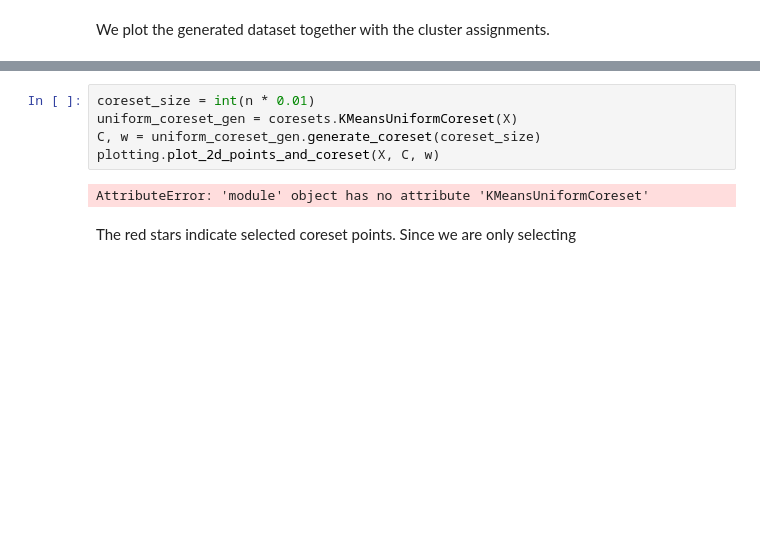
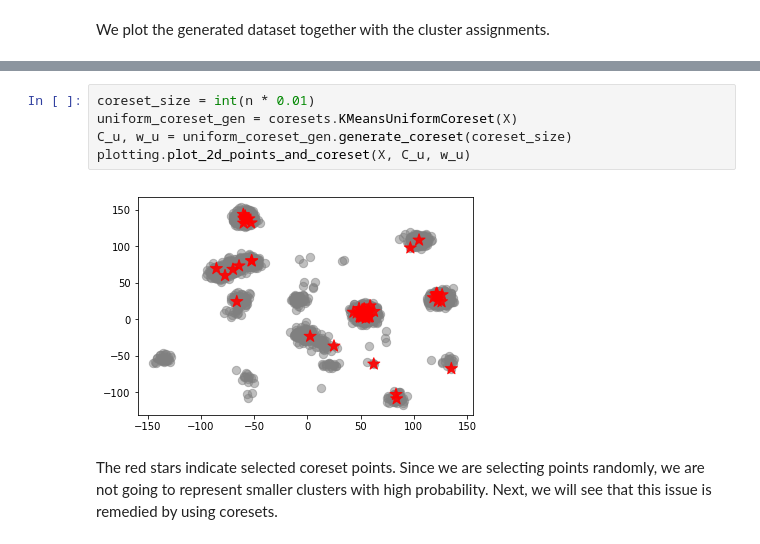
Before and after one commit to zalanborsos/coresets, a Jupyter notebook: examples/kmeans.ipynb, the cells around one changed output, grey strips where cells are left out. Saved outputs shown, nothing was run; the diff lists cells and outputs as text; blank space fills up the shorter version.

```diff
--- a/examples/kmeans.ipynb
+++ b/examples/kmeans.ipynb
@@ -75,10 +79,10 @@ Suppose we can only afford to run k-Means on 1% of the original data. The first
 # %%
 coreset_size = int(n * 0.01)
 uniform_coreset_gen = coresets.KMeansUniformCoreset(X)
-C, w = uniform_coreset_gen.generate_coreset(coreset_size)
-plotting.plot_2d_points_and_coreset(X, C, w)
+C_u, w_u = uniform_coreset_gen.generate_coreset(coreset_size)
+plotting.plot_2d_points_and_coreset(X, C_u, w_u)
 # %% [output]
-AttributeError: 'module' object has no attribute 'KMeansUniformCoreset'
+[figure, added]
 # %% [markdown]
-The red stars indicate selected coreset points. Since we are only selecting
+The red stars indicate selected coreset points. Since we are selecting points randomly, we are not going to represent smaller clusters with high probability. Next, we will see that this issue is remedied by using coresets.
 # %%
```
Also changed, not shown: parts of 16 cells of this notebook, 1 other file.
